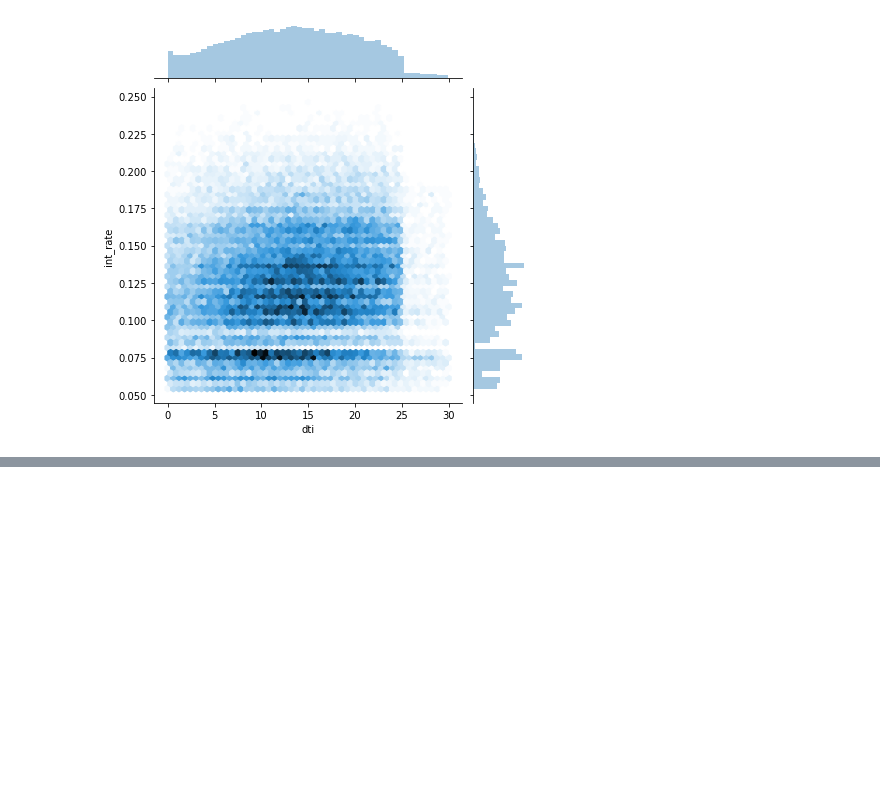
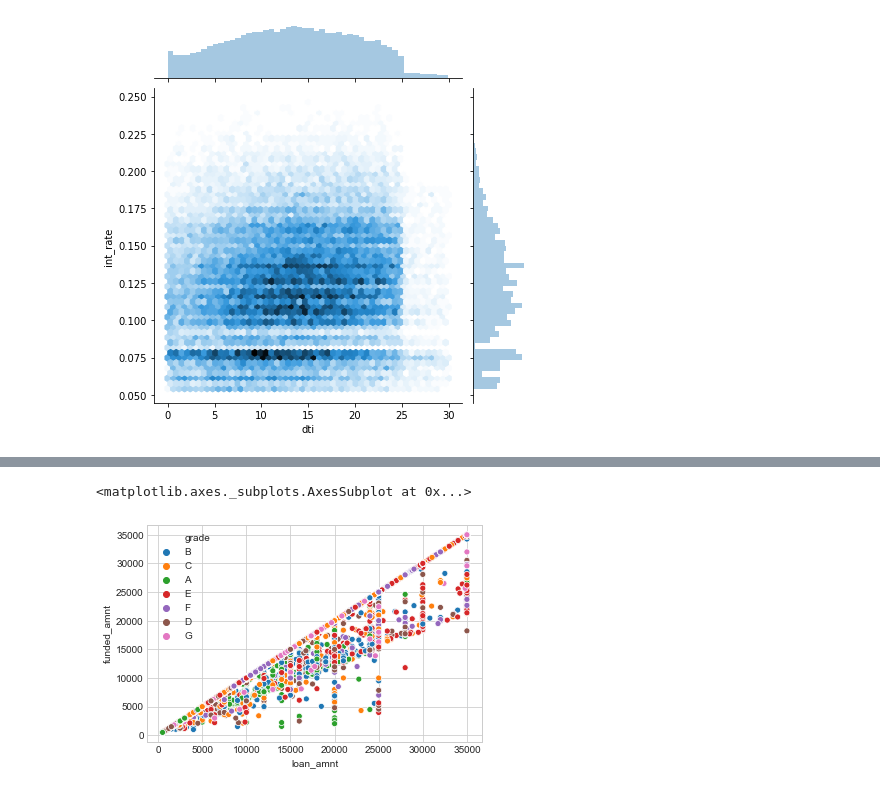
Before and after one commit to torben90/NF_Prj_LendingClub, a Jupyter notebook: sub_notebooks/INI_EDA_Torben.ipynb, the cells around one changed output, grey strips where cells are left out. Drawn from its saved outputs; the diff is of its cells as text; code cells hidden in the pictures; blank space fills up the shorter version.

```diff
--- a/sub_notebooks/INI_EDA_Torben.ipynb
+++ b/sub_notebooks/INI_EDA_Torben.ipynb
@@ -451,0 +492,5 @@ sns.countplot(x='int_rate', hue='grade',data=df_clean)
+# %%
+sns.scatterplot(y='funded_amnt',x='loan_amnt',data=df_clean,hue='grade')
+# %% [output]
+<matplotlib.axes._subplots.AxesSubplot at 0x...>
+[figure, added]
```
Also changed, not shown: parts of 19 cells of this notebook.
